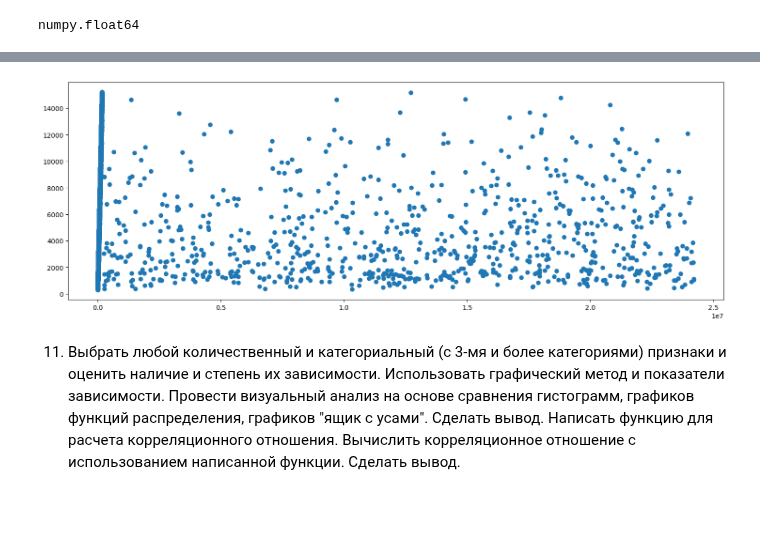
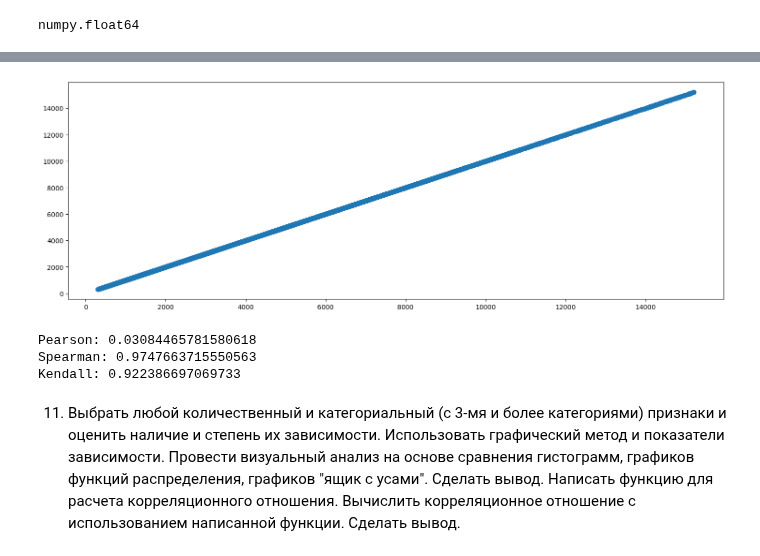
Before and after one commit to Ghukii/TMP-4sem-, a Jupyter notebook: Задание_6/Задание_6_13.ipynb, the cells around one changed output, grey strips where cells are left out. Saved outputs shown, nothing was run; the diff lists cells and outputs as text; code cells hidden in the pictures; blank space fills up the shorter version.

```diff
--- a/Задание_6/Задание_6_13.ipynb
+++ b/Задание_6/Задание_6_13.ipynb
@@ -958,6 +958,6 @@ plt.show()
 Annual_Income: годовой доход
 Monthly_Inhand_Salary: месячная зарплата
 # %%
-tmp = df[['Annual_Income', 'Monthly_Inhand_Salary']]
+tmp = df[['Monthly_Inhand_Salary', 'Annual_Income']]
 tmp.head(10)
 # %% [output]
@@ -1067,6 +1077,6 @@ tmp.corr()
 # %%
 plt.figure(figsize=(18, 6))
-plt.scatter(tmp['Annual_Income'], tmp['Monthly_Inhand_Salary'])
+plt.scatter(tmp['Monthly_Inhand_Salary'], tmp['Monthly_Inhand_Salary'])
 plt.show()
 # %% [output]
-[figure, old version]
+[figure, new version]
@@ -1073,3 +1092,11 @@ plt.show()
+# %%
+print('Pearson:', pearson_corr(tmp['Monthly_Inhand_Salary'], tmp['Annual_Income']))
+print('Spearman:', spearman_corr(tmp['Monthly_Inhand_Salary'], tmp['Annual_Income']))
+print('Kendall:', kendall_corr(tmp['Monthly_Inhand_Salary'], tmp['Annual_Income']))
+# %% [output]
+Pearson: 0.03084465781580618
+Spearman: 0.9747663715550563
+Kendall: 0.922386697069733
 # %% [markdown]
 11. Выбрать любой количественный и категориальный (с 3-мя и более категориями) признаки и оценить наличие и степень их зависимости. Использовать графический метод и показатели зависимости.
 Провести визуальный анализ на основе сравнения гистограмм, графиков функций распределения, графиков "ящик с усами". Сделать вывод.
```
Also changed, not shown: parts of 8 cells of this notebook.
